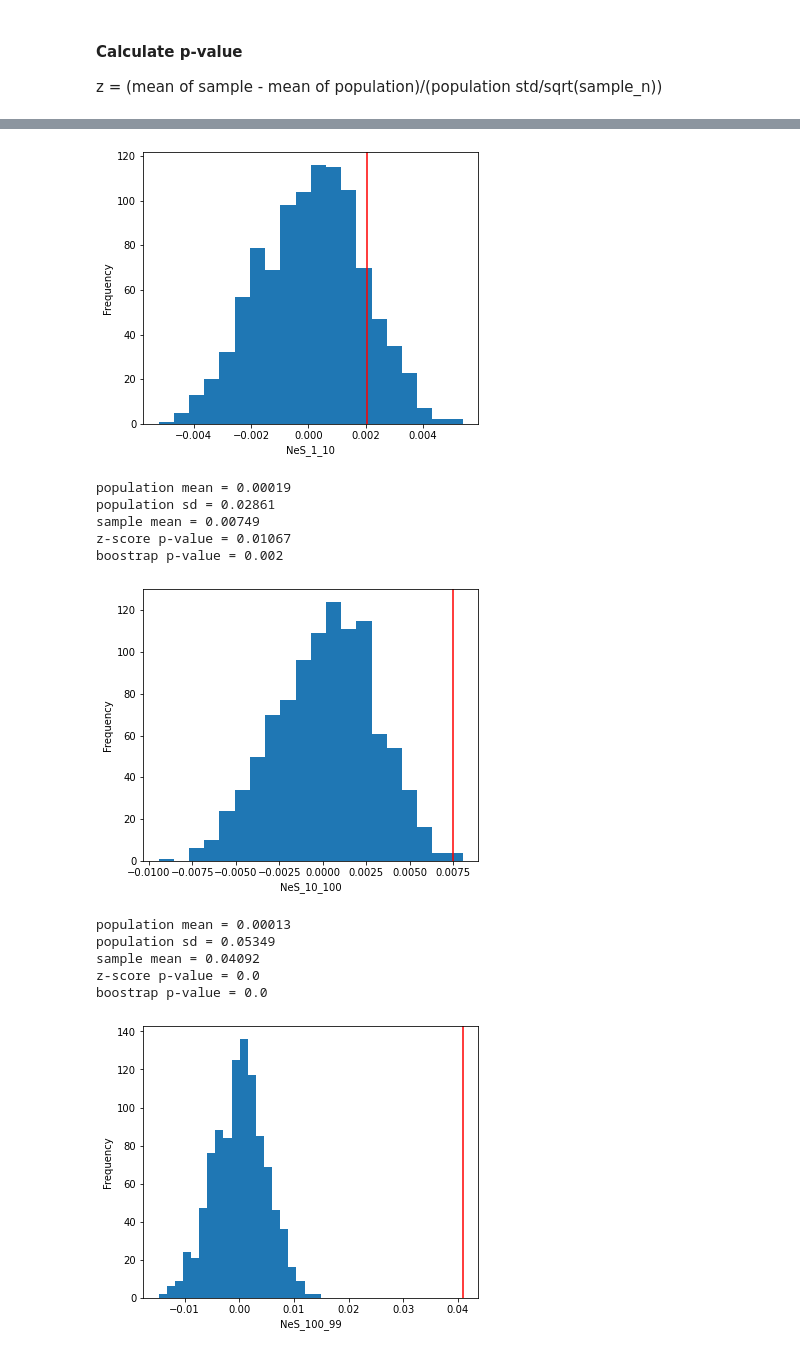
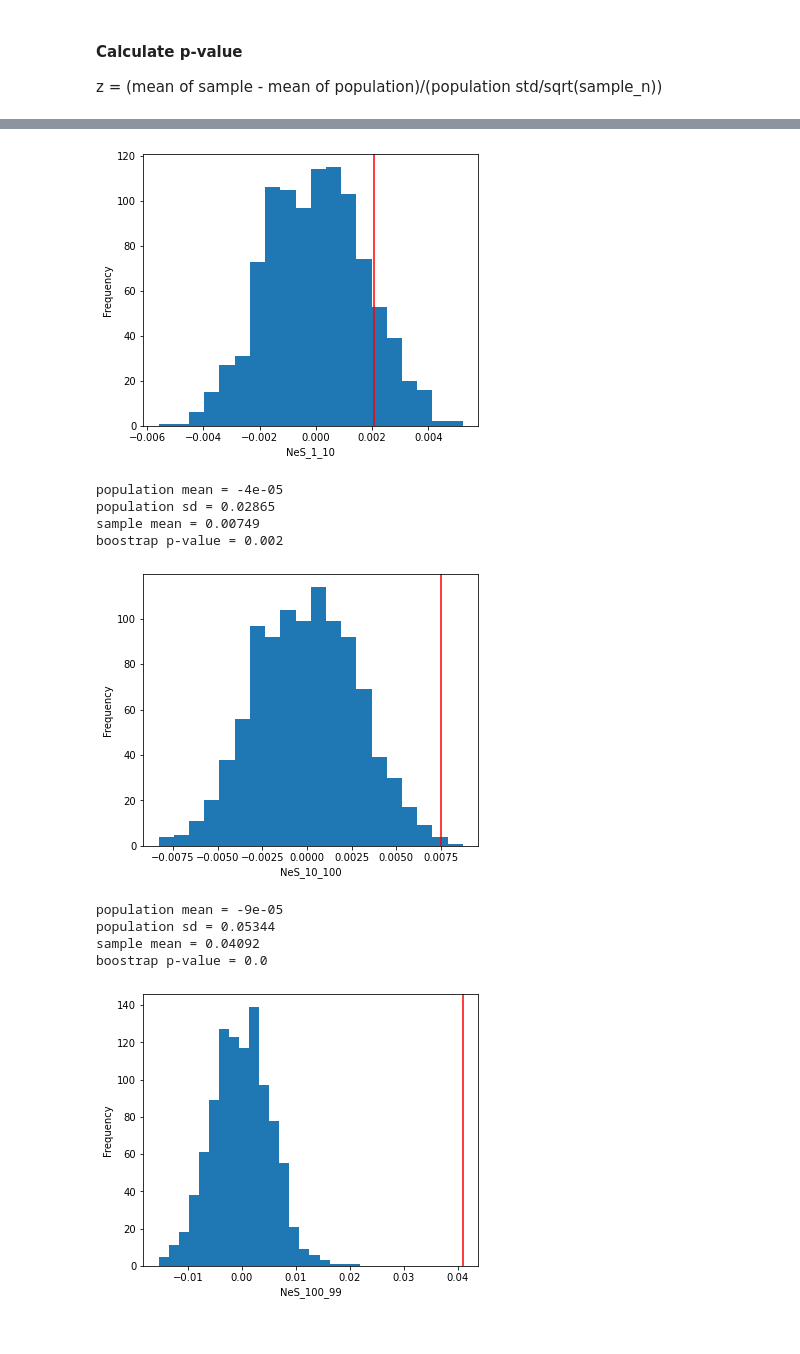
Before and after one commit to alicewchen/lipid_selection, a Jupyter notebook: analysis/06_dfe_alpha_output_analysis/Robs_bbstrap.ipynb, the cells around one changed output, grey strips where cells are left out. Cells and saved outputs as stored; diff of their text form; code cells hidden in the pictures.

Commit message:
remove method 2; remove z-score and z-test p-value; remove calcaulations for sample median

```diff
--- a/analysis/06_dfe_alpha_output_analysis/Robs_bbstrap.ipynb
+++ b/analysis/06_dfe_alpha_output_analysis/Robs_bbstrap.ipynb
@@ -40,16 +39,9 @@ population= pd.DataFrame(columns = ["alpha", "omega", "NeS_0_1", "NeS_1_10", "Ne
 for i in range(1000):
     random.seed(i)
 
-    #Resample candidates and noncandidates
-    candidate_bs = resample(df[df.group == 'candidate'], replace=True, n_samples=100, random_state=1)
-    noncandidate_bs = resample(df[df.group == 'noncandidate'], replace=True, n_samples=100, random_state=1)
-
-    #join to create null population pool
-    joint_bs = candidate_bs.append(noncandidate_bs)
-
     #Resample to create mock candidate and noncandidates form null population
-    mock_candidate = resample(joint_bs, replace=True, n_samples=100, random_state=random.randint(0,10000))
-    mock_noncandidate = resample(joint_bs, replace=True, n_samples=100, random_state=random.randint(0,10000))
+    mock_candidate = resample(df, replace=True, n_samples=100, random_state=random.randint(0,10000))
+    mock_noncandidate = resample(df, replace=True, n_samples=100, random_state=random.randint(0,10000))
 
     #Calculate mean and standard deviation of candidate-noncandidate
     mean_c = mock_candidate.agg(['mean'])
@@ -64,7 +65,7 @@ for i in range(1000):
 # %%
 # the simulated mean and standard deviation of the null population distribution (estimated with bootstrapping)
 population_summary = population[population.index == 'mean'].agg(['mean'])
-population_summary = population_summary.append(sample[population.index == 'std'].agg(['mean']))
+population_summary = population_summary.append(population[population.index == 'std'].agg(['mean']))
 population_summary = population_summary.reset_index()
 population_summary.index = ['mean', 'std']
 # %%
@@ -76,7 +77,7 @@ population_summary
 # %%
 # the mean and standard deviation of the sample distribution
-c_summary = df[df.group == 'candidate'].agg(['mean','std', 'median'])
-nc_summary = df[df.group == 'noncandidate'].agg(['mean','std', 'median'])
+c_summary = df[df.group == 'candidate'].agg(['mean','std'])
+nc_summary = df[df.group == 'noncandidate'].agg(['mean','std'])
 df_summary = c_summary - nc_summary
 std_tmp = c_summary[c_summary.index == 'std'].apply(lambda x: x**2) + nc_summary[nc_summary.index == 'std'].apply(lambda x: x**2)
 std_tmp = pd.Series(std_tmp.apply(lambda x: math.sqrt(x)), name = 'std')
@@ -120,10 +120,10 @@ sample_stats
 for col in sample.columns:
 
     #annotation
+    #'z-score p-value = {}\n'.format(round(p_value[col],5)) + \
     text_string = "population mean = {}\n".format(round(population_summary.loc['mean',col], 5))+ \
                     "population sd = {}\n".format(round(population_summary.loc['std',col], 5))+ \
                     "sample mean = {}\n".format(round(df_summary.loc['mean',col],5)) + \
-                    'z-score p-value = {}\n'.format(round(p_value[col],5)) + \
                     'boostrap p-value = {}\n'.format(round(sample_stats.loc['p_value',col],5))
     #confidence_int = "95% confidence interval: (" + str(round(sample_summary.loc['mean',col] - 2*sample_summary.loc['std',col], 5)) + ", " + \
     #                str(round(sample_summary.loc['mean',col] + 2*sample_summary.loc['std',col], 5)) +")"
@@ -137,7 +137,8 @@ for col in sample.columns:
 
     #ax.set_ylim(0, 1)
 
-    plt.axvline(x = df_summary.loc['mean',col], color = 'red', label='sample mean\nx = {}'.format(df_summary.loc['mean',col]))
+    plt.axvline(x = df_summary.loc['mean',col], color = 'red', \
+                label='sample mean\nx = {}'.format(df_summary.loc['mean',col]))
     plt.show()
     #plt.grid(None)
 # %% [output]
@@ -167,13 +164,11 @@ boostrap p-value = 0.135
-[figure, old version]
+[figure, new version]
-population mean = 0.00019
-population sd = 0.02861
+population mean = -4e-05
+population sd = 0.02865
 sample mean = 0.00749
-z-score p-value = 0.01067
 boostrap p-value = 0.002
-[figure, old version]
+[figure, new version]
-population mean = 0.00013
-population sd = 0.05349
+population mean = -9e-05
+population sd = 0.05344
 sample mean = 0.04092
-z-score p-value = 0.0
 boostrap p-value = 0.0
-[figure, old version]
+[figure, new version]
```
Also changed, not shown: parts of 15 cells of this notebook.
